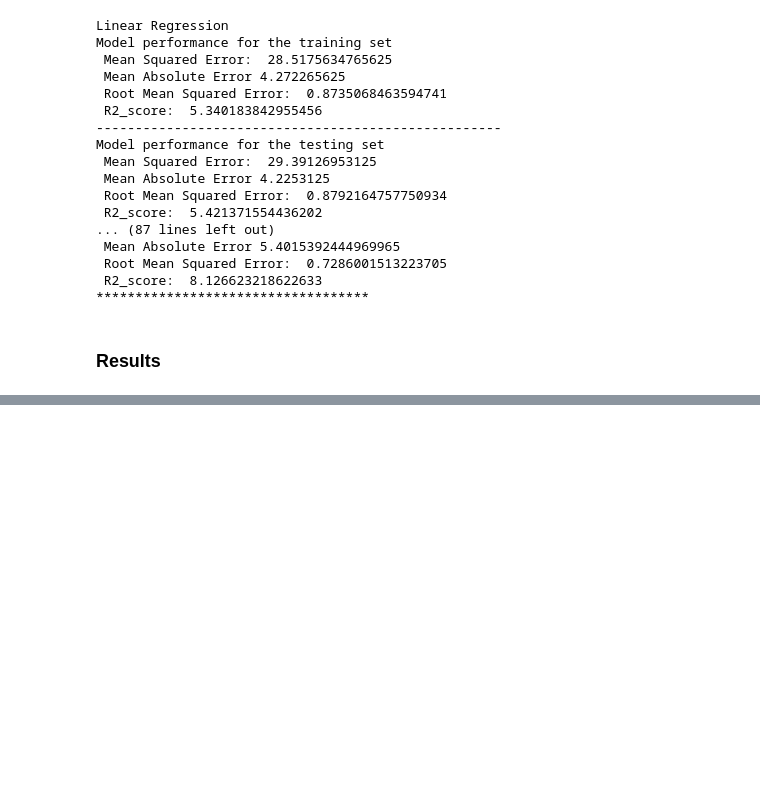
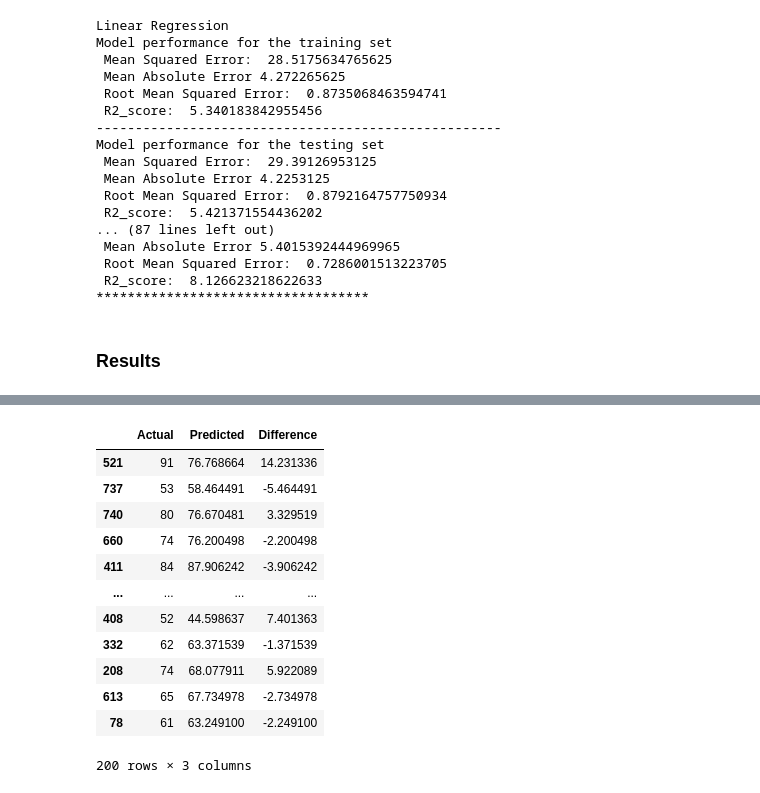
Before and after one commit to Rafe2001/MLproject_End_to_End, a Jupyter notebook: notebook/model_training.ipynb, the cells around one changed output, grey strips where cells are left out. Drawn from its saved outputs; the diff is of its cells as text; code cells hidden in the pictures; blank space fills up the shorter version.

```diff
--- a/notebook/model_training.ipynb
+++ b/notebook/model_training.ipynb
@@ -163,0 +191,17 @@ KeyError: 'R2_score'
+# %%
+pred_df = pd.DataFrame({"Actual":y_test,"Predicted":y_pred,"Difference": y_test-y_pred})
+pred_df
+# %% [output]
+|  | Actual | Predicted | Difference |
+| 521 | 91 | 76.768664 | 14.231336 |
+| 737 | 53 | 58.464491 | -5.464491 |
+| 740 | 80 | 76.670481 | 3.329519 |
+| 660 | 74 | 76.200498 | -2.200498 |
+| 411 | 84 | 87.906242 | -3.906242 |
+| ... | ... | ... | ... |
+| 408 | 52 | 44.598637 | 7.401363 |
+| 332 | 62 | 63.371539 | -1.371539 |
+| 208 | 74 | 68.077911 | 5.922089 |
+| 613 | 65 | 67.734978 | -2.734978 |
+| 78 | 61 | 63.249100 | -2.249100 |
+200 rows × 3 columns
```
Also changed, not shown: parts of 4 cells of this notebook.
